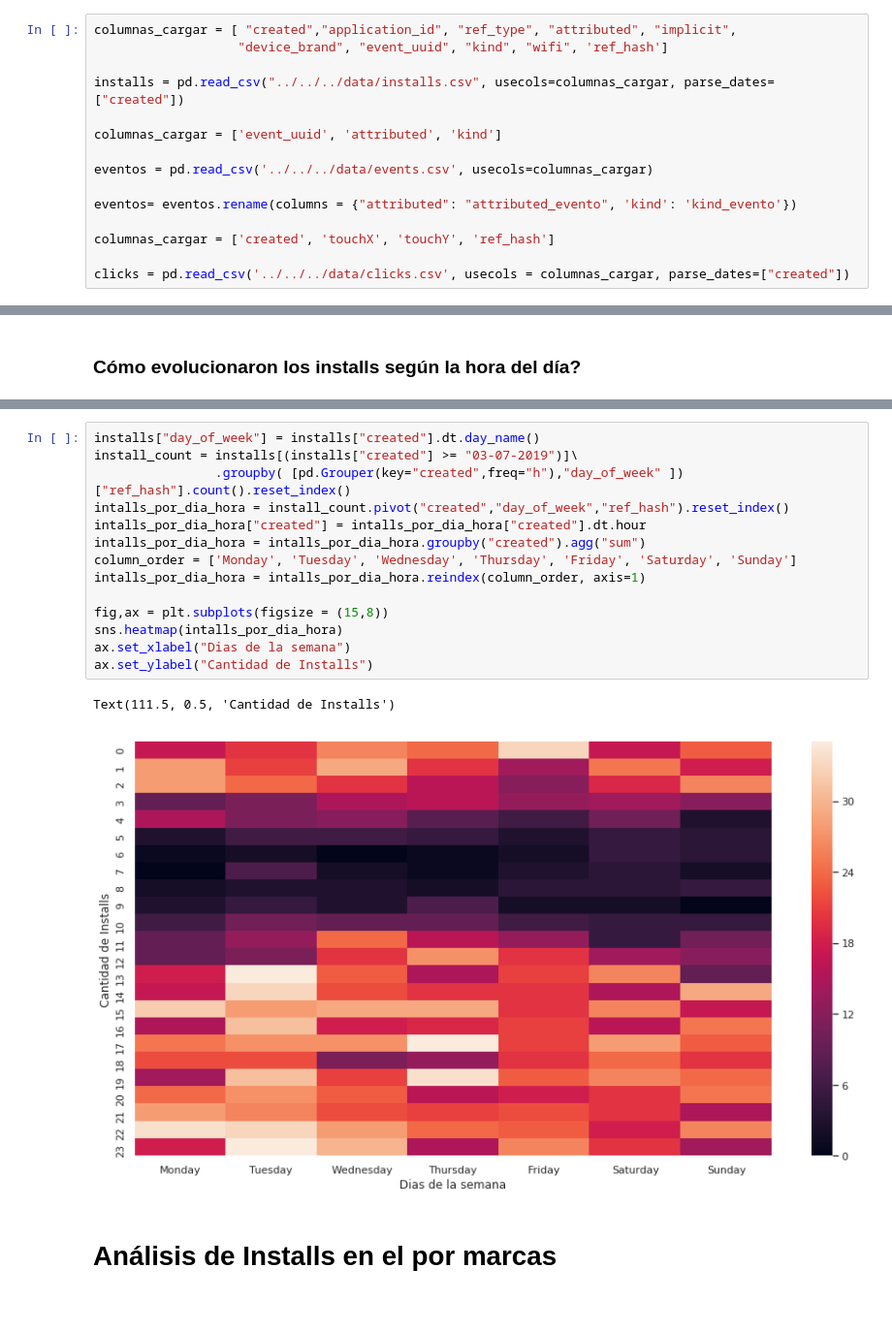
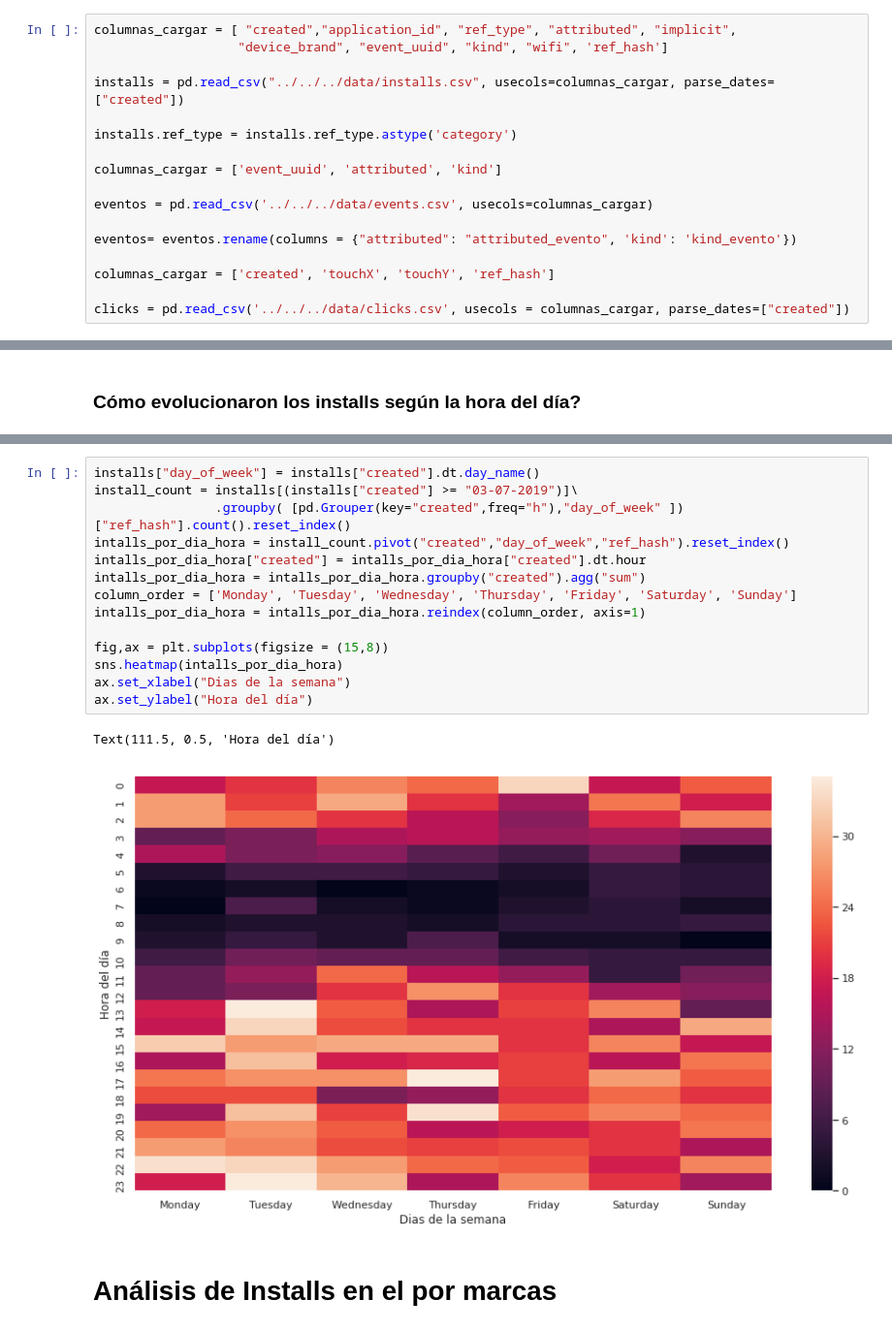
Before and after one commit to mateoicalvo/7506, a Jupyter notebook: tp1/analisis/installs/AnalisisInstalls.ipynb, the cells around one changed output, grey strips where cells are left out. Shown at 97% size. Drawn from its saved outputs; the diff is of its cells as text.

```diff
--- a/tp1/analisis/installs/AnalisisInstalls.ipynb
+++ b/tp1/analisis/installs/AnalisisInstalls.ipynb
@@ -17,6 +17,8 @@ columnas_cargar = [ "created","application_id", "ref_type", "attributed", "impli
                    "device_brand", "event_uuid", "kind", "wifi", 'ref_hash']
 
 installs = pd.read_csv("../../../data/installs.csv", usecols=columnas_cargar, parse_dates=["created"])
+
+installs.ref_type = installs.ref_type.astype('category')
 
 columnas_cargar = ['event_uuid', 'attributed', 'kind']
 
@@ -84,20 +123,20 @@ grafico = installs_por_hora.plot(kind="line")
 # %%
 installs["day_of_week"] = installs["created"].dt.day_name()
 install_count = installs[(installs["created"] >= "03-07-2019")]\
                 .groupby( [pd.Grouper(key="created",freq="h"),"day_of_week" ])["ref_hash"].count().reset_index()
 intalls_por_dia_hora = install_count.pivot("created","day_of_week","ref_hash").reset_index()
 intalls_por_dia_hora["created"] = intalls_por_dia_hora["created"].dt.hour
 intalls_por_dia_hora = intalls_por_dia_hora.groupby("created").agg("sum")
 column_order = ['Monday', 'Tuesday', 'Wednesday', 'Thursday', 'Friday', 'Saturday', 'Sunday']
 intalls_por_dia_hora = intalls_por_dia_hora.reindex(column_order, axis=1)
 
 fig,ax = plt.subplots(figsize = (15,8))
 sns.heatmap(intalls_por_dia_hora)
 ax.set_xlabel("Dias de la semana")
-ax.set_ylabel("Cantidad de Installs")
+ax.set_ylabel("Hora del día")
 # %% [output]
-Text(111.5, 0.5, 'Cantidad de Installs')
+Text(111.5, 0.5, 'Hora del día')
-[figure, old version]
+[figure, new version]
 # %% [markdown]
 # Análisis de Installs en el por marcas
 # %% [markdown]
```
Also changed, not shown: parts of 22 cells of this notebook.
